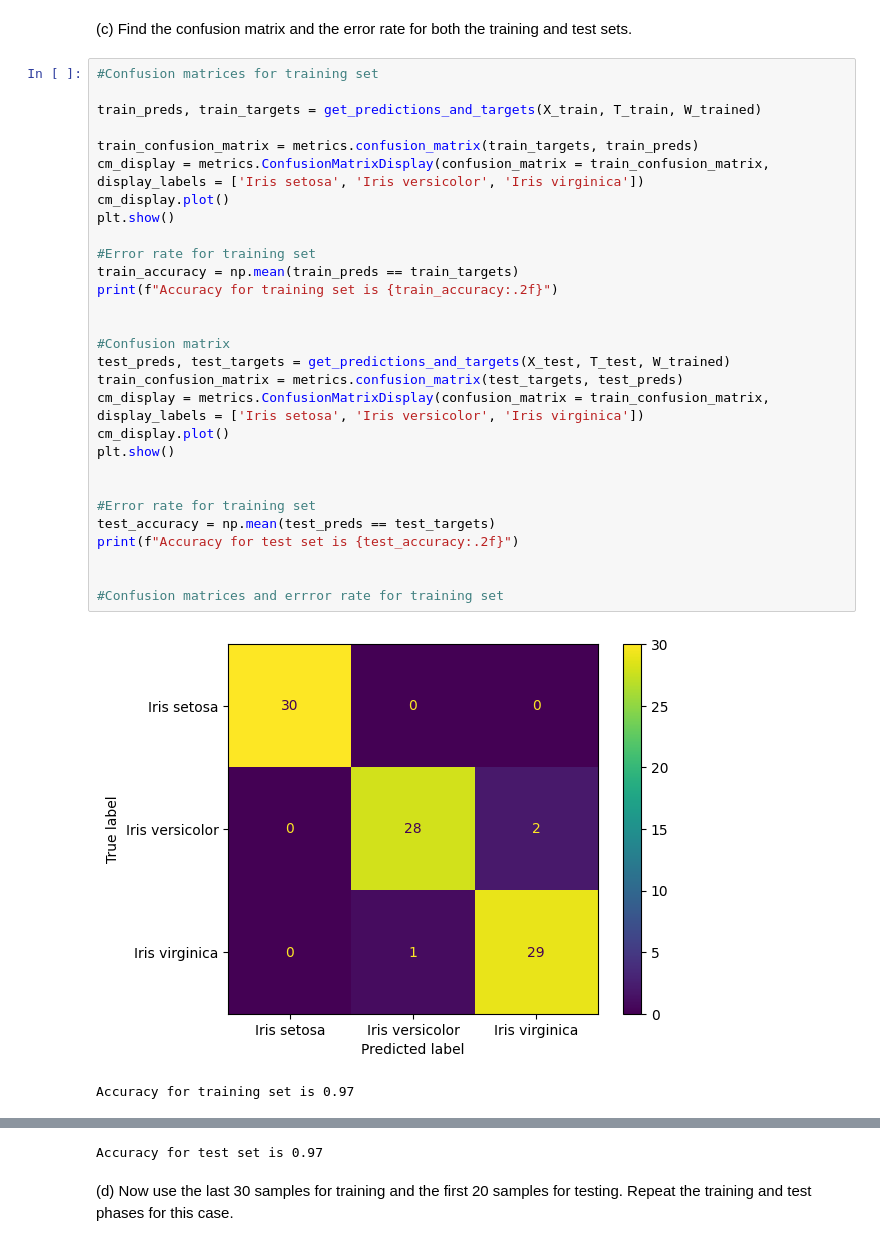
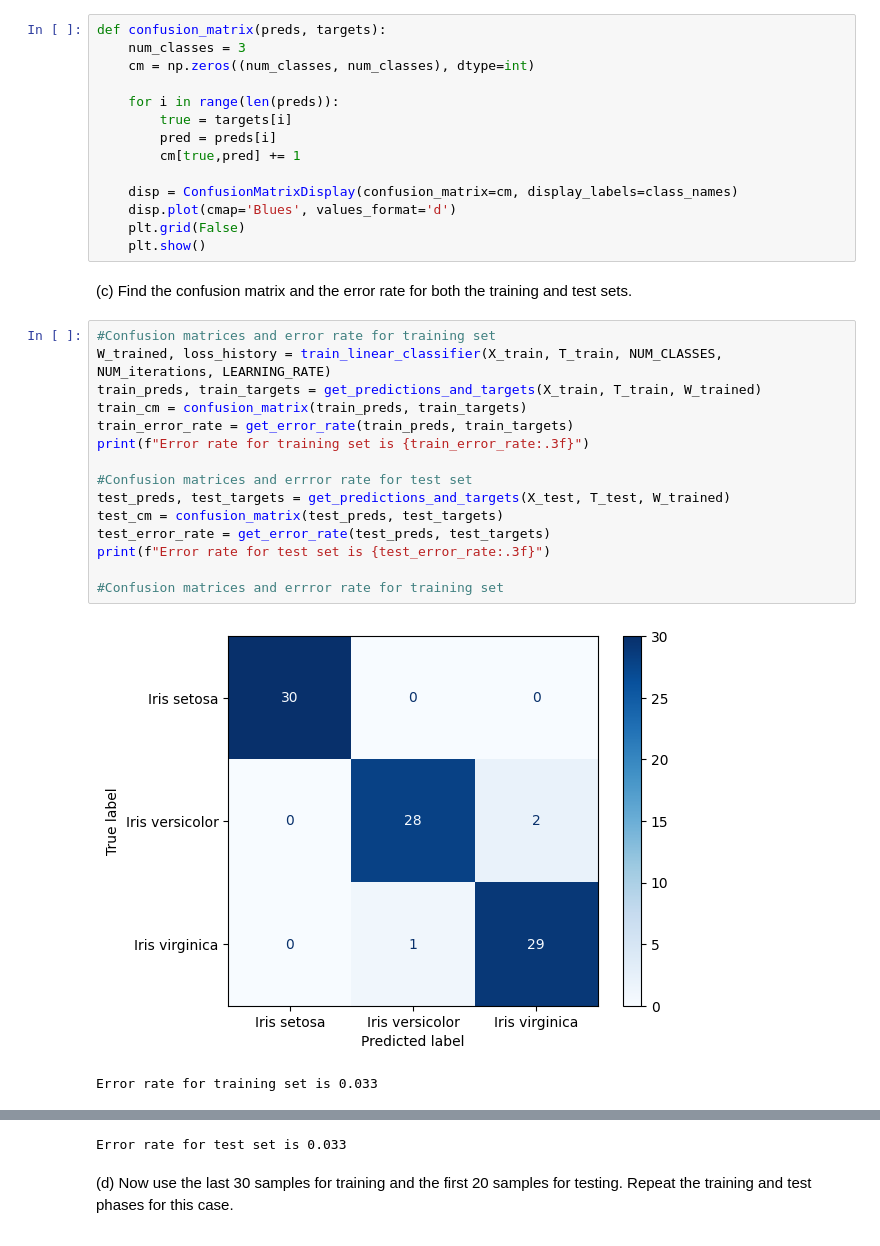
Before and after one commit to mokamv/Classification-Project, a Jupyter notebook: Task 1/iristask.ipynb, the cells around one changed output, grey strips where cells are left out. Cells and saved outputs as stored; diff of their text form.

```diff
--- a/Task 1/iristask.ipynb
+++ b/Task 1/iristask.ipynb
@@ -106,34 +138,34 @@ TypeError: cannot unpack non-iterable NoneType object
+# %%
+def confusion_matrix(preds, targets):
+    num_classes = 3
+    cm = np.zeros((num_classes, num_classes), dtype=int)
+
+    for i in range(len(preds)):
+        true = targets[i]
+        pred = preds[i]
+        cm[true,pred] += 1
+
+    disp = ConfusionMatrixDisplay(confusion_matrix=cm, display_labels=class_names)
+    disp.plot(cmap='Blues', values_format='d')
+    plt.grid(False)
+    plt.show()
 # %% [markdown]
 (c) Find the confusion matrix and the error rate for both the training and test sets.
 # %%
-#Confusion matrices for training set
+#Confusion matrices and error rate for training set
+W_trained, loss_history = train_linear_classifier(X_train, T_train, NUM_CLASSES, NUM_iterations, LEARNING_RATE)
+train_preds, train_targets = get_predictions_and_targets(X_train, T_train, W_trained)
+train_cm = confusion_matrix(train_preds, train_targets)
+train_error_rate = get_error_rate(train_preds, train_targets)
+print(f"Error rate for training set is {train_error_rate:.3f}")
 
-train_preds, train_targets = get_predictions_and_targets(X_train, T_train, W_trained)
-
-train_confusion_matrix = metrics.confusion_matrix(train_targets, train_preds)
-cm_display = metrics.ConfusionMatrixDisplay(confusion_matrix = train_confusion_matrix, display_labels = ['Iris setosa', 'Iris versicolor', 'Iris virginica'])
-cm_display.plot()
-plt.show()
-
-#Error rate for training set
-train_accuracy = np.mean(train_preds == train_targets)
-print(f"Accuracy for training set is {train_accuracy:.2f}")
-
-
-#Confusion matrix
+#Confusion matrices and errror rate for test set
 test_preds, test_targets = get_predictions_and_targets(X_test, T_test, W_trained)
-train_confusion_matrix = metrics.confusion_matrix(test_targets, test_preds)
-cm_display = metrics.ConfusionMatrixDisplay(confusion_matrix = train_confusion_matrix, display_labels = ['Iris setosa', 'Iris versicolor', 'Iris virginica'])
-cm_display.plot()
-plt.show()
-
-
-#Error rate for training set
-test_accuracy = np.mean(test_preds == test_targets)
-print(f"Accuracy for test set is {test_accuracy:.2f}")
-
+test_cm = confusion_matrix(test_preds, test_targets)
+test_error_rate = get_error_rate(test_preds, test_targets)
+print(f"Error rate for test set is {test_error_rate:.3f}")
 
 #Confusion matrices and errror rate for training set
 # %% [output]
-[figure, old version]
+[figure, new version]
-Accuracy for training set is 0.97
+Error rate for training set is 0.033
@@ -141,4 +173,4 @@ Accuracy for training set is 0.97
-Accuracy for test set is 0.97
+Error rate for test set is 0.033
 # %% [markdown]
 (d) Now use the last 30 samples for training and the first 20 samples for testing.
 Repeat the training and test phases for this case.
```
Also changed, not shown: parts of 13 cells of this notebook.
